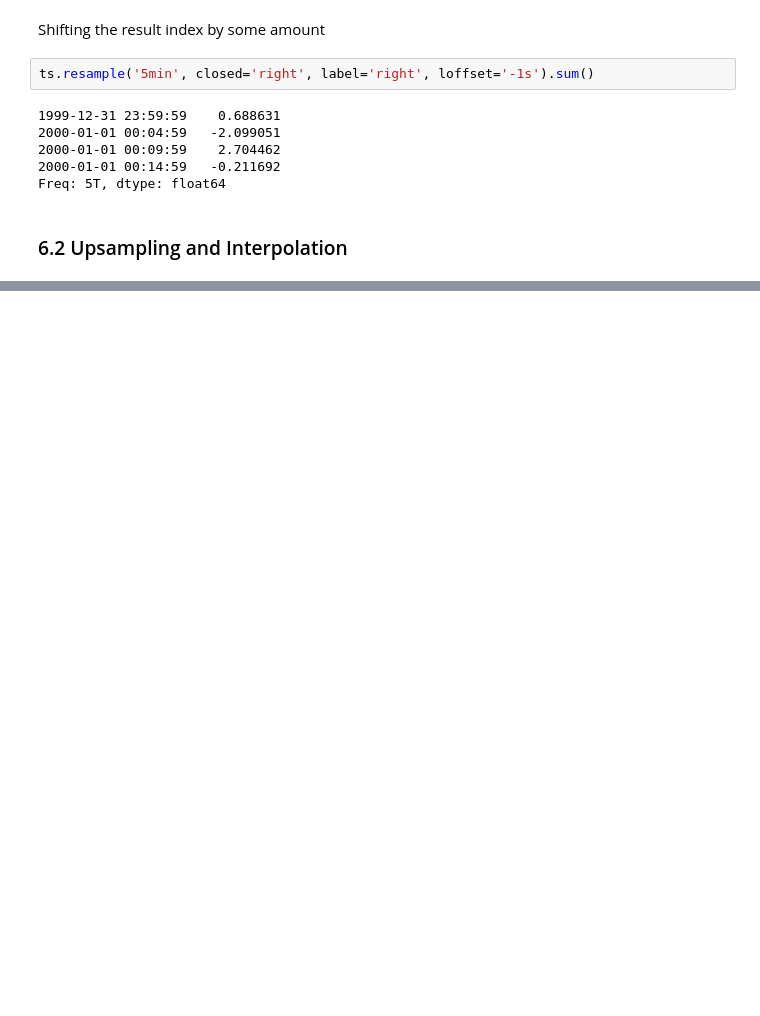
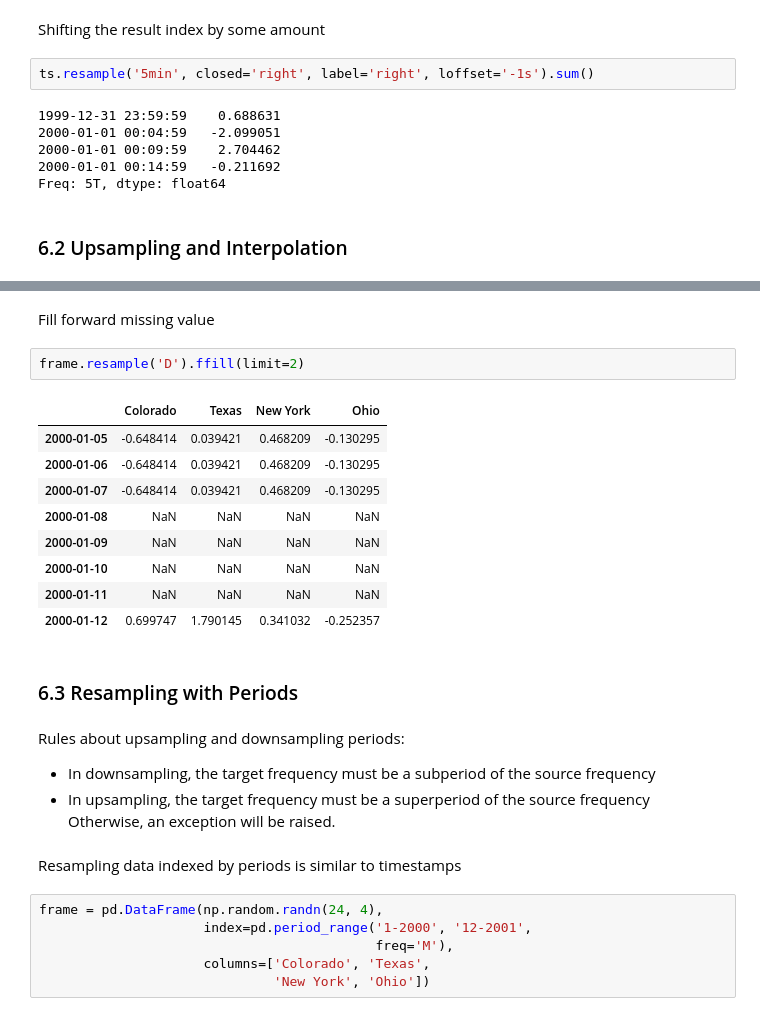
Before and after one commit to Gakun/python_for_data_analysis, a Jupyter notebook: CH11 - Time Series.ipynb, the cells around one changed output, grey strips where cells are left out. Saved outputs shown, nothing was run; the diff lists cells and outputs as text; blank space fills up the shorter version.

```diff
--- a/CH11 - Time Series.ipynb
+++ b/CH11 - Time Series.ipynb
@@ -1206,0 +1247,29 @@ Freq: 5T, dtype: float64
+# %% [markdown]
+Fill forward missing value
+# %%
+frame.resample('D').ffill(limit=2)
+# %% [output]
+|  | Colorado | Texas | New York | Ohio |
+| 2000-01-05 | -0.648414 | 0.039421 | 0.468209 | -0.130295 |
+| 2000-01-06 | -0.648414 | 0.039421 | 0.468209 | -0.130295 |
+| 2000-01-07 | -0.648414 | 0.039421 | 0.468209 | -0.130295 |
+| 2000-01-08 | NaN | NaN | NaN | NaN |
+| 2000-01-09 | NaN | NaN | NaN | NaN |
+| 2000-01-10 | NaN | NaN | NaN | NaN |
+| 2000-01-11 | NaN | NaN | NaN | NaN |
+| 2000-01-12 | 0.699747 | 1.790145 | 0.341032 | -0.252357 |
+# %% [markdown]
+### 6.3 Resampling with Periods
+# %% [markdown]
+Rules about upsampling and downsampling periods:
+- In downsampling, the target frequency must be a subperiod of the source frequency
+- In upsampling, the target frequency must be a superperiod of the source frequency
+Otherwise, an exception will be raised.
+# %% [markdown]
+Resampling data indexed by periods is similar to timestamps
+# %%
+frame = pd.DataFrame(np.random.randn(24, 4),
+                     index=pd.period_range('1-2000', '12-2001',
+                                           freq='M'),
+                     columns=['Colorado', 'Texas',
+                              'New York', 'Ohio'])
```
Also changed, not shown: parts of 65 cells of this notebook, 2 other files.
